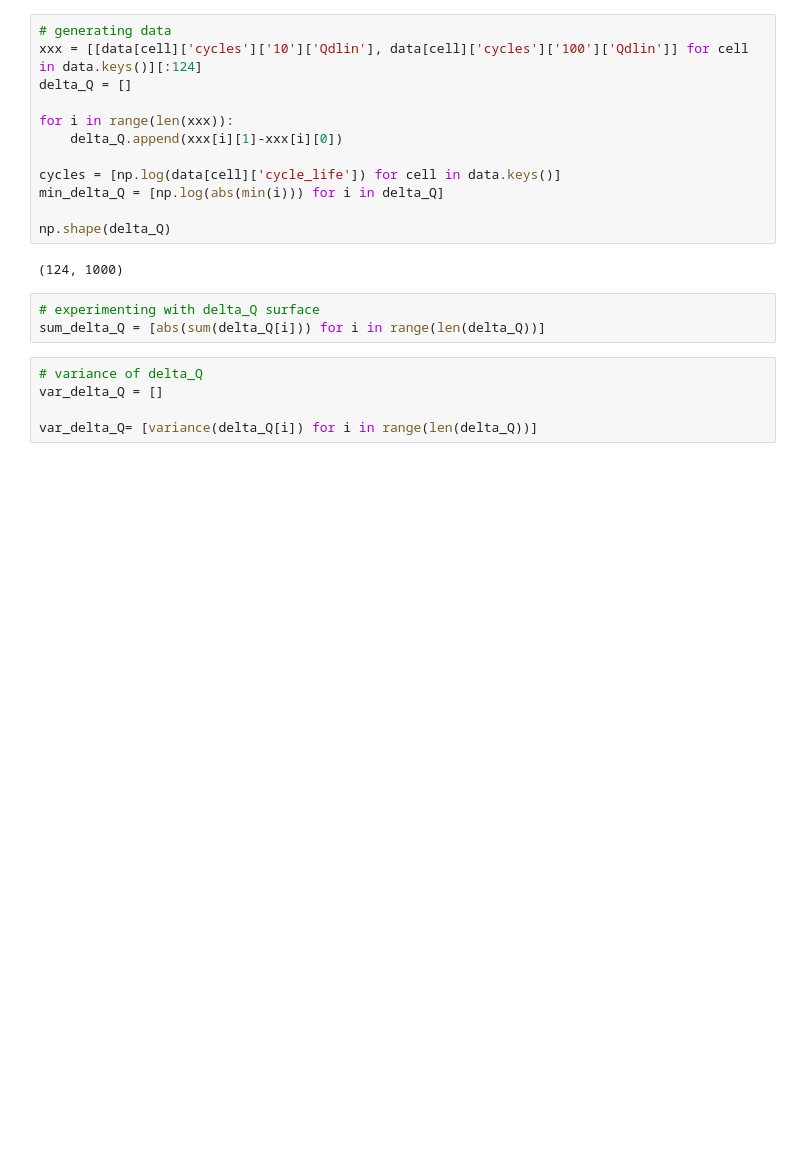
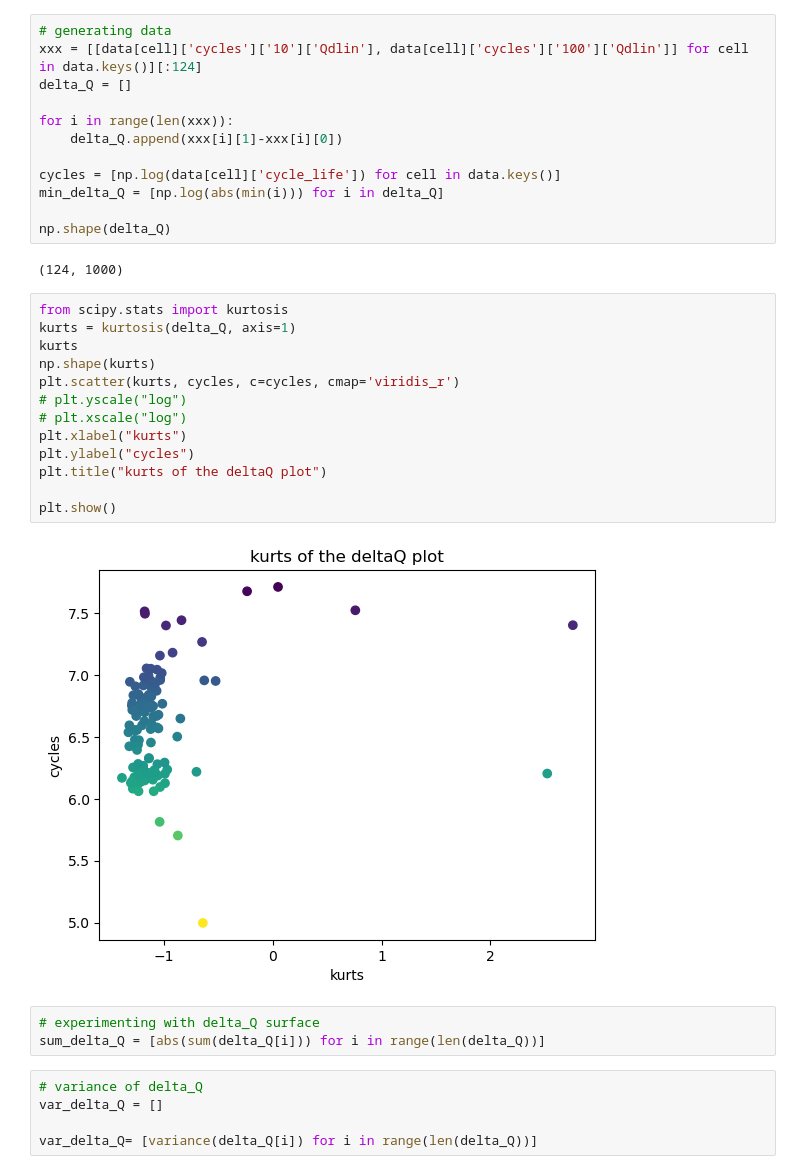
Before and after one commit to NAB27/Battery-cycle-life, a Jupyter notebook: viz.ipynb, the cells around one changed output. Saved outputs shown, nothing was run; the diff lists cells and outputs as text; blank space fills up the shorter version.

```diff
--- a/viz.ipynb
+++ b/viz.ipynb
@@ -80,6 +80,21 @@ min_delta_Q = [np.log(abs(min(i))) for i in delta_Q]
 np.shape(delta_Q)
 # %% [output]
 (124, 1000)
+# %%
+from scipy.stats import kurtosis
+kurts = kurtosis(delta_Q, axis=1)
+kurts
+np.shape(kurts)
+plt.scatter(kurts, cycles, c=cycles, cmap='viridis_r')
+# plt.yscale("log")
+# plt.xscale("log")
+plt.xlabel("kurts")
+plt.ylabel("cycles")
+plt.title("kurts of the deltaQ plot")
+
+plt.show()
+# %% [output]
+[figure, added]
 # %%
 # experimenting with delta_Q surface
 sum_delta_Q = [abs(sum(delta_Q[i])) for i in range(len(delta_Q))]
```
Also changed, not shown: parts of 12 cells of this notebook.
